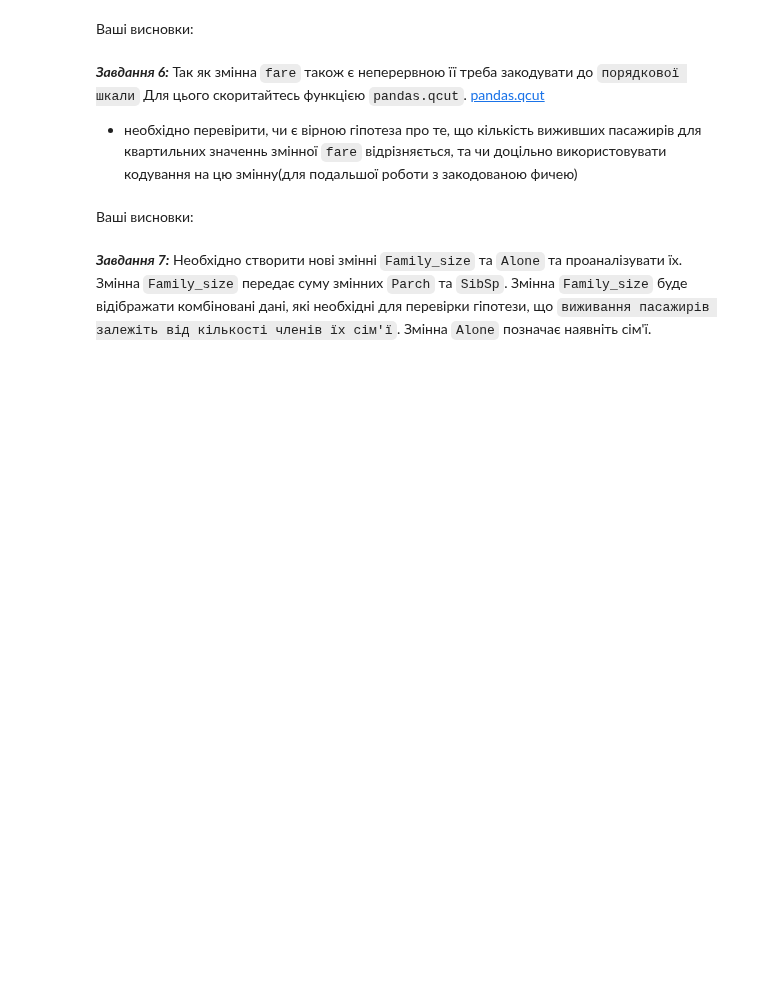
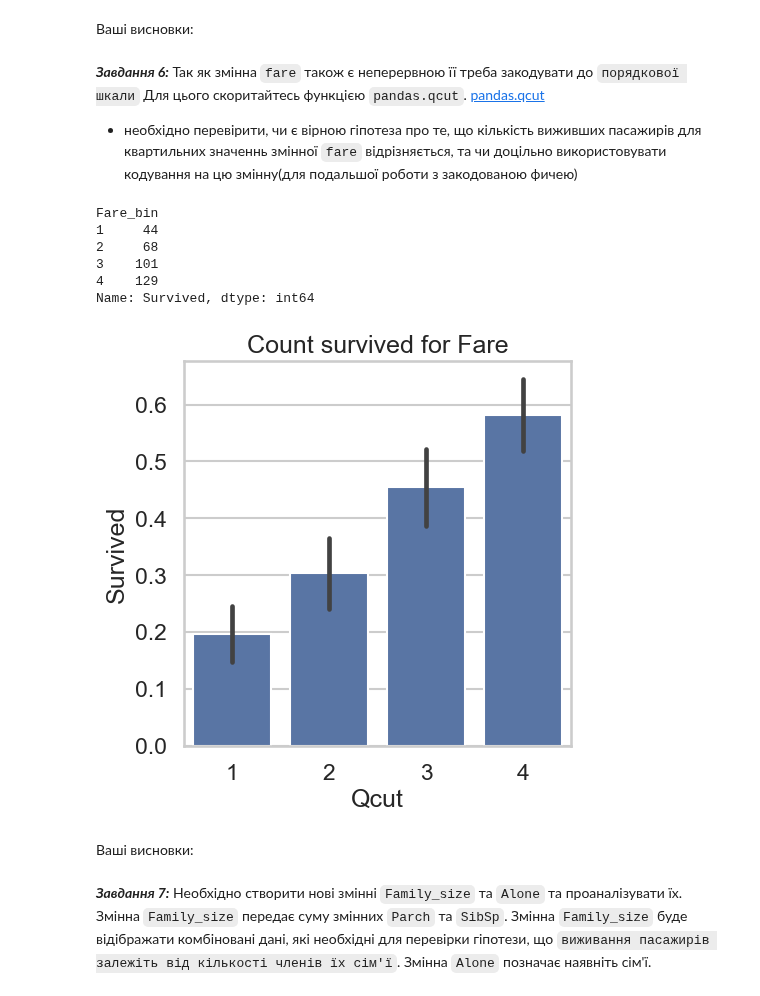
Before and after one commit to Prosik2205/OSHI, a Jupyter notebook: Task3_basic_ai_ad_prosimyak_oleksander.ipynb, the cells around one changed output. Saved outputs shown, nothing was run; the diff lists cells and outputs as text; code cells hidden in the pictures; blank space fills up the shorter version.

```diff
--- a/Task3_basic_ai_ad_prosimyak_oleksander.ipynb
+++ b/Task3_basic_ai_ad_prosimyak_oleksander.ipynb
@@ -138,3 +169,21 @@ def
+# %%
+dataset['Fare_bin'] = pd.qcut(dataset['Fare'], q=4, labels=['1','2','3','4'])
+sur_fare_bin = dataset.groupby('Fare_bin')['Survived'].sum()
+print(sur_fare_bin)
+plt.figure(figsize=(5,5))
+sns.barplot(x='Fare_bin', y='Survived',data = dataset)
+plt.title('Count survived for Fare')
+plt.xlabel('Qcut')
+plt.ylabel('Survived')
+plt.show()
+# %% [output]
+Fare_bin
+1     44
+2     68
+3    101
+4    129
+Name: Survived, dtype: int64
+[figure, added]
 # %% [markdown]
 Ваші висновки:
 # %% [markdown]
```
Also changed, not shown: parts of 10 cells of this notebook, 1 other file.
